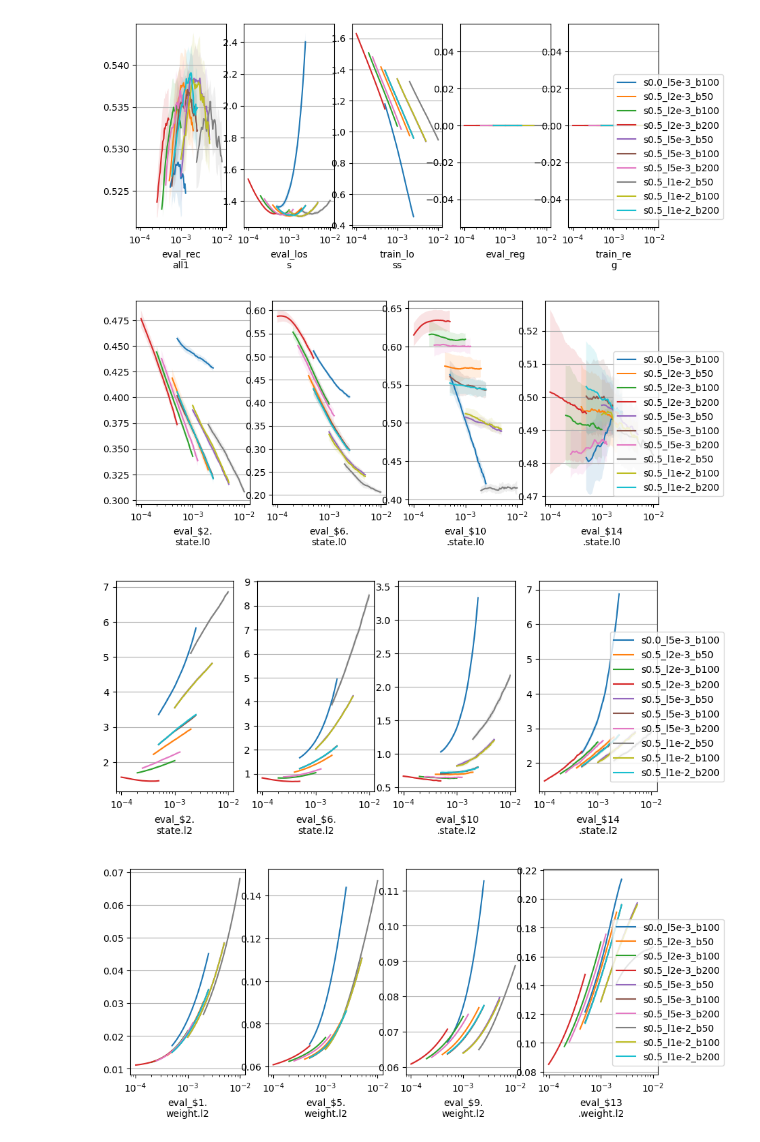
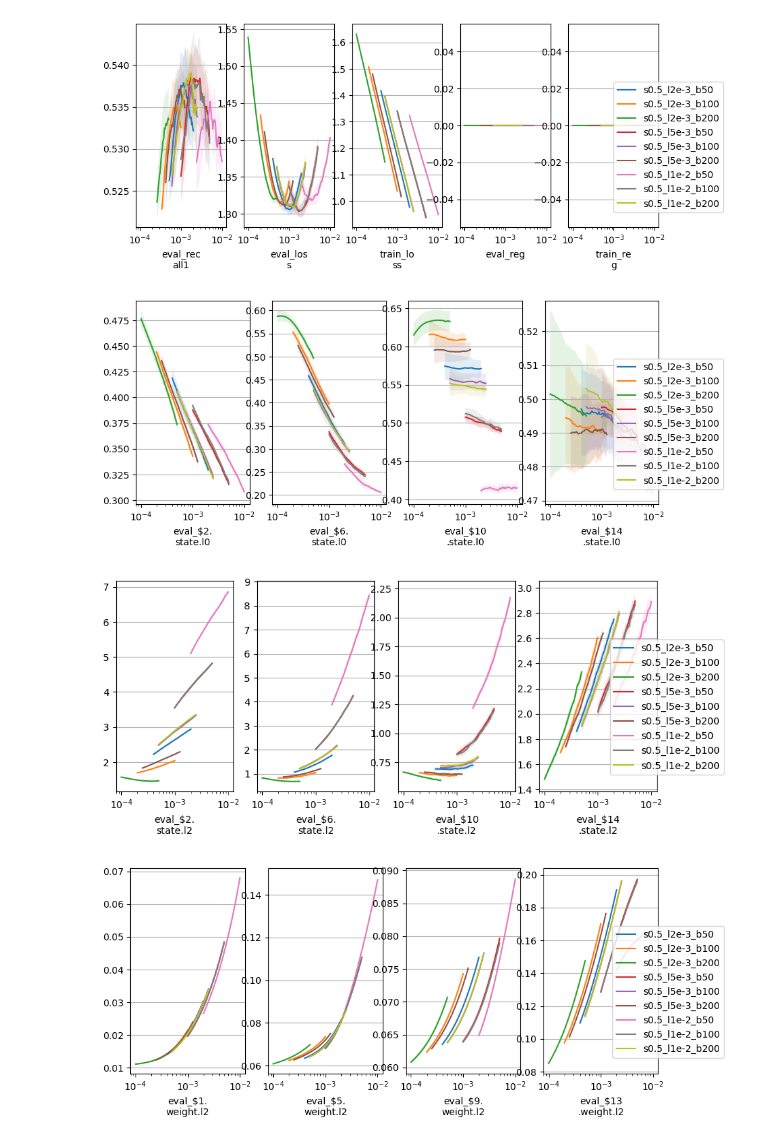
Before and after one commit to yingchenlin/kiln, a Jupyter notebook: dist.ipynb, the cells around one changed output. Cells and saved outputs as stored; diff of their text form; code cells hidden in the pictures.

```diff
--- a/dist.ipynb
+++ b/dist.ipynb
@@ -8,15 +9,18 @@ import torch
 def l2d(arr):
     return {x: x for x in arr}
 
-def read_df(tag2path, samples, tag2rate: dict = {}):
+def read_df(tag2path, samples):
     dfs = []
     for tag, path in tag2path.items():
         for sample in range(samples):
             try:
+                with open(f"outputs/{path}_{sample}/config.json") as f:
+                    config = json.read(f)
+                    rate = config["fit"]["optimizer"]["learning_rate"] / config["dataset"]["train"]["batch_size"]
                 df = pd.read_json(f"outputs/{path}_{sample}/logs.json")
                 df["tag"] = tag
                 df["sample"] = sample
-                df["epoch"] = (df.index + 1) * tag2rate.get(tag, 1)
+                df["epoch"] = (df.index + 1) * rate
                 df["train_reg"] = df["train_loss"] - df["train_ce"]
                 df["eval_reg"] = df["eval_loss"] - df["eval_ce"]
                 dfs.append(df)
@@ -64,7 +68,6 @@ def read_weight(state, i, flip):
         w = w.T
     return w.mean(0), w.T @ w
 # %%
-tag2rate = {}
 #tag2path = [f"schemes/{s}_{l}" for s in ("none", "base", "mean", "cov-mc", "cov-quad") for l in ("all",)]
 #tag2path = [f"cov/cov_{l}_b{b}_o{o}_c{c}" for l in ("mc",) for b in (0, 1) for o in (0, 1, 2) for c in (1,)]
 #tag2path = {s: f"cov/cov_mc_b0_o2_c0{s}" for s in ("", "_lsg", "_wsg", "_psg")}
@@ -73,10 +76,7 @@ tag2rate = {}
 #tag2path = {f"{l}": f"cov/cov_mc_b0_o2_c0_{l}" for l in ("l", "l1", "l2", "l3", "l123")}
 #tag2path = {f"{l}": f"cov/cov_mc_b1_o2_c1_{l}" for l in ("l", "l1", "l2", "l3", "l123")}
 #tag2path = {f"{s}_{l}": f"hpo/mean_{s}_{l}" for s in ("s0.0", "s0.2", "s0.5", "s1.0") for l in ("l5e-3",)}
-tag2path = {f"{s}_{l}_{b}": f"hpo/mean_{s}_{l}_{b}"
-    for s in ("s0.5",) for l in ("l2e-3", "l5e-3", "l1e-2") for b in ("b50", "b100", "b200")}
-tag2rate = {f"{s}_{l}_{b}": float(l[1:]) / float(b[1:])
-    for s in ("s0.5",) for l in ("l2e-3", "l5e-3", "l1e-2") for b in ("b50", "b100", "b200")}
+tag2path = {f"{s}_{l}_{b}": f"hpo/mean_{s}_{l}_{b}" for s in ("s0.5",) for l in ("l2e-3", "l5e-3", "l1e-2") for b in ("b50", "b100", "b200")}
 
 samples = 10
 epochs = (50,)
@@ -90,35 +90,35 @@ def rowplots(df, labels, rolling=5, start=10, stop=50, sharex=True, sharey=False
         1, len(labels), figsize=(10, 4),
         sharex=sharex, sharey=sharey,
         facecolor="w", dpi=100)
     if len(labels) == 1:
         axes = [axes]
     df = df[(df.index >= start-rolling)&(df.index < stop)]
     df_mean = df.groupby(["tag", "epoch"], sort=False).mean().reset_index().set_index("epoch").groupby("tag", sort=False)
     df_var = df.groupby(["tag", "epoch"], sort=False).var().reset_index().set_index("epoch").groupby("tag", sort=False)
     for ax, label in zip(axes, labels):
         ax.set_xlabel(f"{label[:8]}\n{label[8:]}")
         ax.grid(axis="y")
         ax.set_xscale("log")
         for (tag, mean), (_, var) in zip(df_mean[label], df_var[label]):
             if rolling > 0:
                 mean = mean.rolling(rolling).mean()
                 var = var.rolling(rolling).mean()
             std = np.sqrt(var)
             ax.plot(mean.index, mean, label=tag)
             ax.fill_between(mean.index, mean-std, mean+std, alpha=0.125)
         #ax.set_ylim(bottom=0)
     fig.legend(*axes[0].get_legend_handles_labels(), "right")
 
-df = read_df(tag2path, samples, tag2rate)
+df = read_df(tag2path, samples)
 df["eval_recall1"] = df["eval_recall1"].mask(df["eval_recall1"] < 0.52)
 rowplots(df, ["eval_recall1", "eval_loss", "train_loss", "eval_reg", "train_reg"])
 rowplots(df, [f"eval_${i}.state.l0" for i in states])
 rowplots(df, [f"eval_${i}.state.l2" for i in states])
 rowplots(df, [f"eval_${i}.weight.l2" for i in linears])
 rowplots(df, [f"eval_${i}.bias.l2" for i in linears])
 None
 # %% [output]
-[figure, old version]
+[figure, new version]
-[figure, old version]
+[figure, new version]
-[figure, old version]
+[figure, new version]
-[figure, old version]
+[figure, new version]
```
Also changed, not shown: parts of 3 cells of this notebook, 2 other files.
